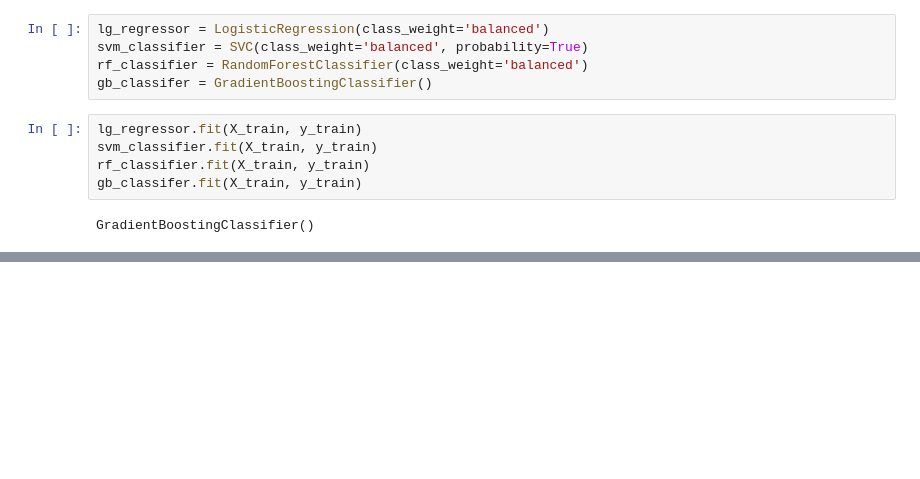
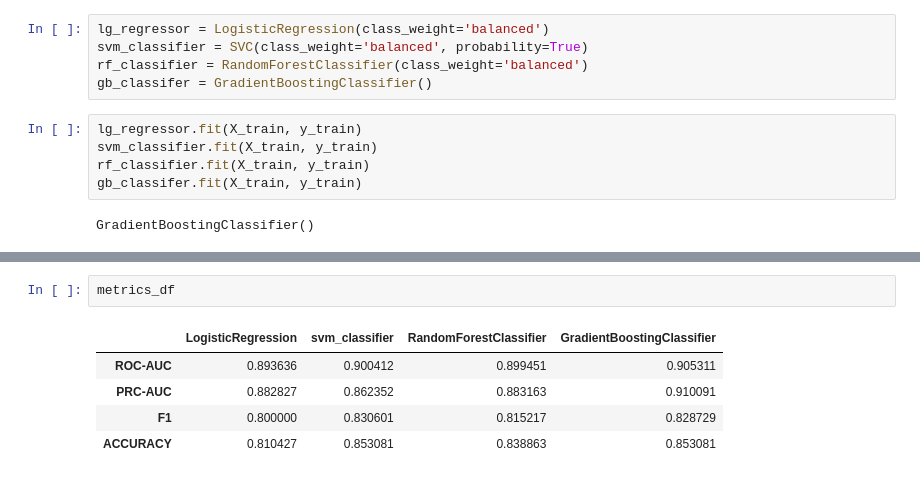
Before and after one commit to Tokey256/kaggle-projects, a Jupyter notebook: Titanic/titanic.ipynb, the cells around one changed output, grey strips where cells are left out. Drawn from its saved outputs; the diff is of its cells as text; blank space fills up the shorter version.

```diff
--- a/Titanic/titanic.ipynb
+++ b/Titanic/titanic.ipynb
@@ -476,0 +487,8 @@ ACCURACY SCORE for GradientBoostingClassifier: 0.8221153846153846
+# %%
+metrics_df
+# %% [output]
+|  | LogisticRegression | svm_classifier | RandomForestClassifier | GradientBoostingClassifier |
+| ROC-AUC | 0.893636 | 0.900412 | 0.899451 | 0.905311 |
+| PRC-AUC | 0.882827 | 0.862352 | 0.883163 | 0.910091 |
+| F1 | 0.800000 | 0.830601 | 0.815217 | 0.828729 |
+| ACCURACY | 0.810427 | 0.853081 | 0.838863 | 0.853081 |
```
Also changed, not shown: parts of 19 cells of this notebook.
